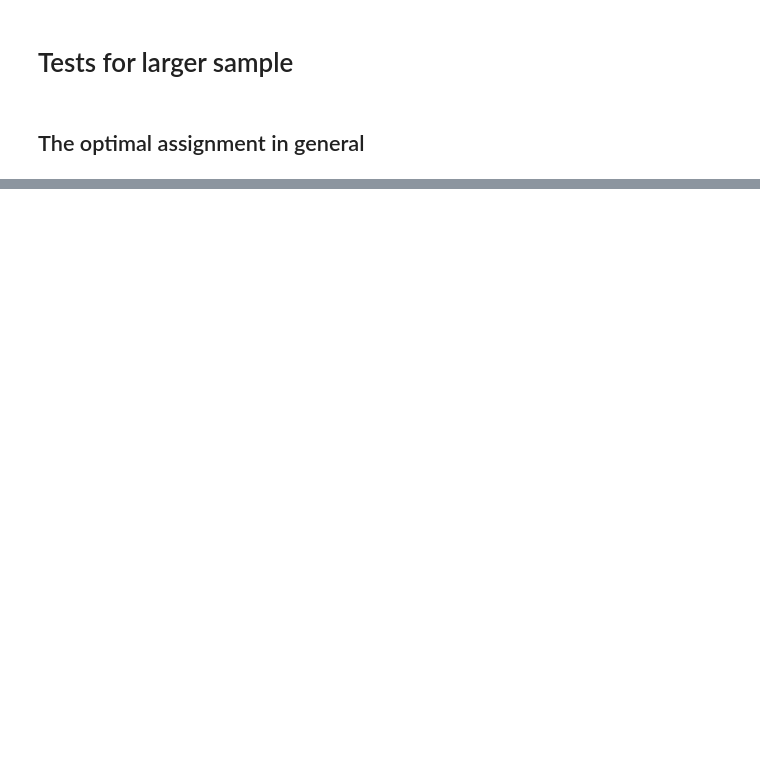
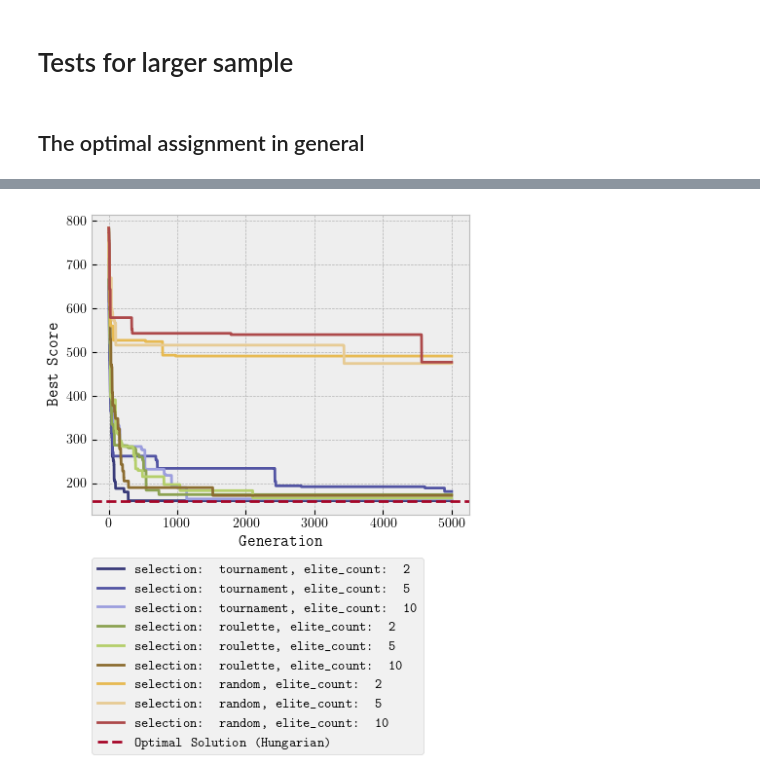
Before and after one commit to salomeaaleksandra/EvolutionaryAlgorithm, a Jupyter notebook: EvolutionaryAlgorithmTest.ipynb, the cells around one changed output, grey strips where cells are left out. Saved outputs shown, nothing was run; the diff lists cells and outputs as text; code cells hidden in the pictures; blank space fills up the shorter version.

```diff
--- a/EvolutionaryAlgorithmTest.ipynb
+++ b/EvolutionaryAlgorithmTest.ipynb
@@ -278,0 +305,19 @@ plt.show()
+# %%
+generations = 5000
+results = {}
+
+for i, config in enumerate(parameter_configs):
+    print(f"Running configuration {i + 1}: {config}")
+    ea = EvolutionaryAlgorithm.EvolutionaryAlgorithm(G,
+                                                     population_size=config["population_size"],
+                                                     generations=generations,
+                                                     crossover_prob=config["crossover_prob"],
+                                                     mutation_prob=config["mutation_prob"],
+                                                     elitism_type="strict",
+                                                     elite_count=config["elite_count"],
+                                                     selection=config["selection"],
+                                                     scaling=config["scaling"] if config["selection"] == "roulette" else None,
+                                                     seed=42
+                                                    )
+    _, _, _, best_scores = ea.run()
+    results[f"selection: {config['selection']}, elite_count: {config['elite_count']}"] = best_scores
@@ -278,0 +343,21 @@ plt.show()
+# %%
+plt.figure(figsize=(5, 4))
+for idx, (label, scores) in enumerate(results.items()):
+    plt.plot(range(1, len(scores) + 1), scores, color=colors[idx], label=label)
+plt.axhline(optimal_solution, linestyle='--', color=plt_colors[1], label="Optimal Solution (Hungarian)")
+
+#plt.title("Generation vs Best Scores for Different Parameter Configurations")
+plt.xlabel("Generation")
+plt.ylabel("Best Score")
+plt.legend(loc='lower left', bbox_to_anchor=(0, -0.8), borderaxespad=0.)
+plt.grid(True)
+
+plt.savefig(r'EA_test_elitism.png',
+            #bbox_extra_artists=(legend,),
+            bbox_inches='tight',
+            dpi=200,
+            transparent=True
+           )
+plt.show()
+# %% [output]
+[figure, added]
```
Also changed, not shown: parts of 18 cells of this notebook, 7 other files.
